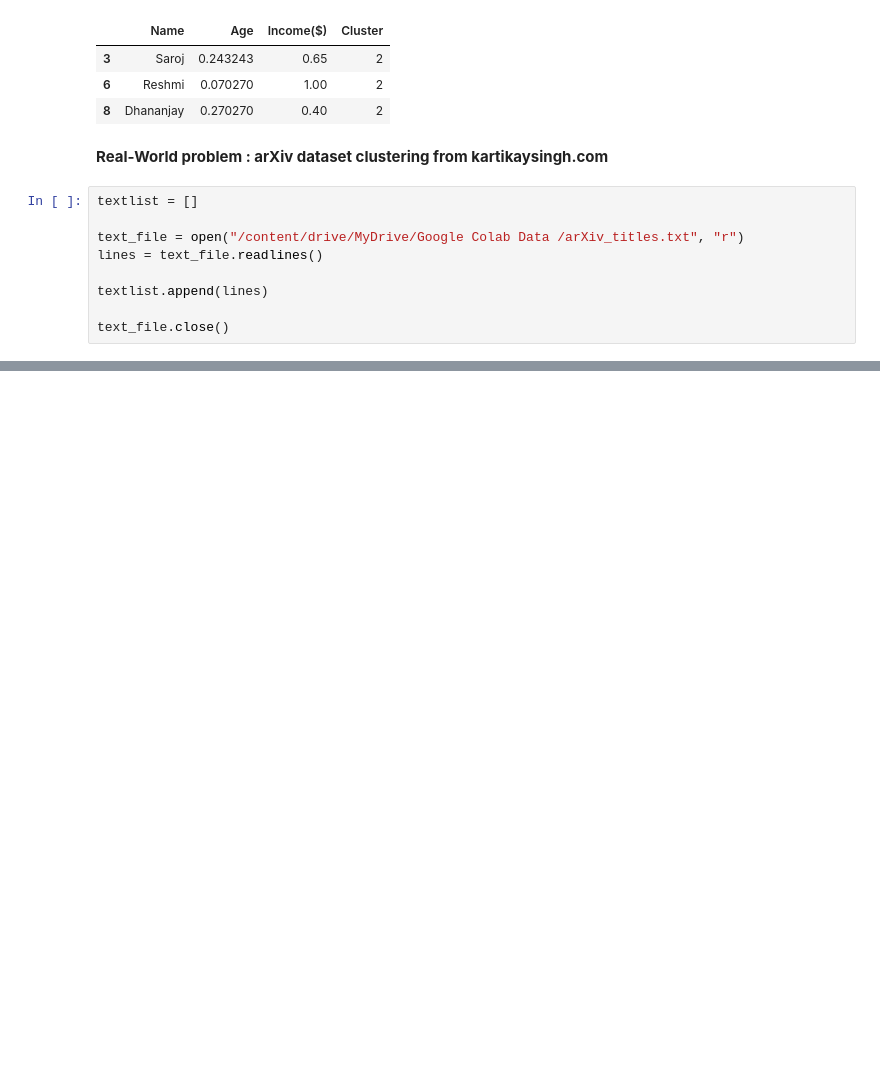
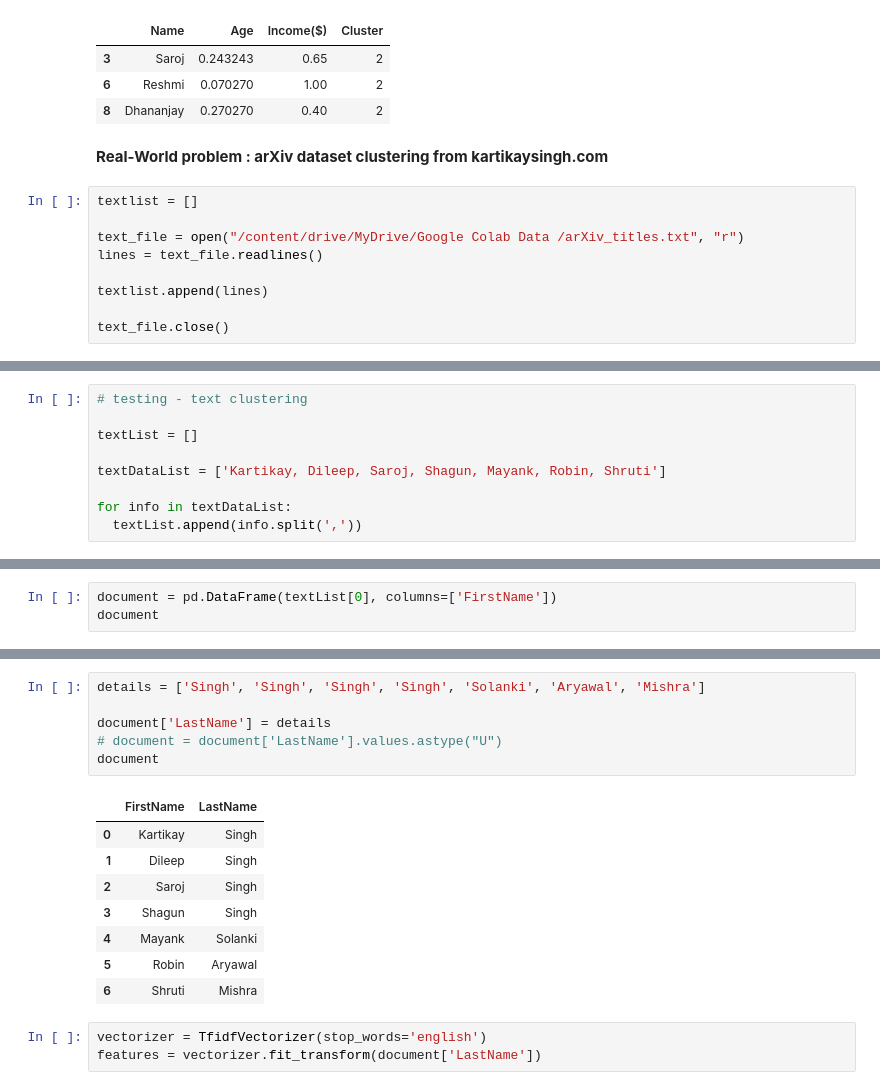
Before and after one commit to kartikay89/Data-Analysis, a Jupyter notebook: MachineLearning_ALgorithms.ipynb, the cells around one changed output, grey strips where cells are left out. Cells and saved outputs as stored; diff of their text form; blank space fills up the shorter version.

```diff
--- a/MachineLearning_ALgorithms.ipynb
+++ b/MachineLearning_ALgorithms.ipynb
@@ -250,0 +253,9 @@ text_file.close()
+# %%
+# testing - text clustering
+
+textList = []
+
+textDataList = ['Kartikay, Dileep, Saroj, Shagun, Mayank, Robin, Shruti']
+
+for info in textDataList:
+  textList.append(info.split(','))
@@ -250,0 +266,3 @@ text_file.close()
+# %%
+document = pd.DataFrame(textList[0], columns=['FirstName'])
+document
@@ -250,0 +278,18 @@ text_file.close()
+# %%
+details = ['Singh', 'Singh', 'Singh', 'Singh', 'Solanki', 'Aryawal', 'Mishra']
+
+document['LastName'] = details
+# document = document['LastName'].values.astype("U")
+document
+# %% [output]
+|  | FirstName | LastName |
+| 0 | Kartikay | Singh |
+| 1 | Dileep | Singh |
+| 2 | Saroj | Singh |
+| 3 | Shagun | Singh |
+| 4 | Mayank | Solanki |
+| 5 | Robin | Aryawal |
+| 6 | Shruti | Mishra |
+# %%
+vectorizer = TfidfVectorizer(stop_words='english')
+features = vectorizer.fit_transform(document['LastName'])
```
Also changed, not shown: parts of 7 cells of this notebook.
